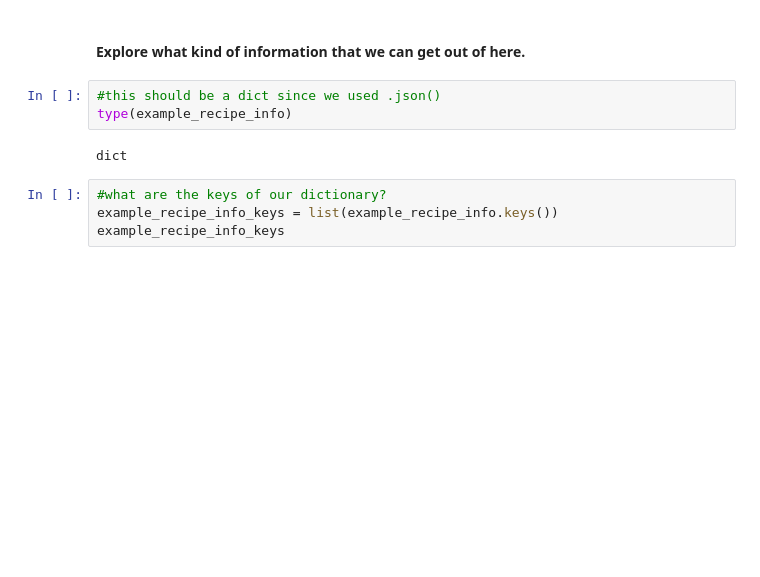
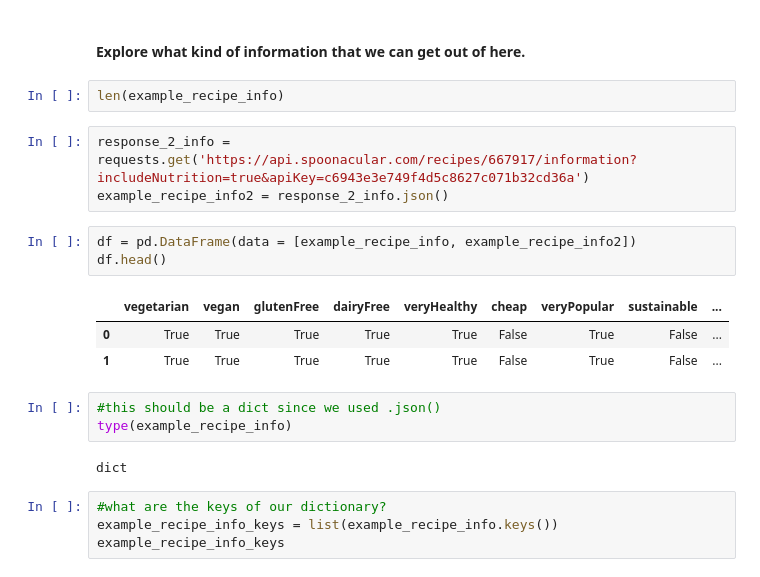
Before and after one commit to alexwcheng/recipe-webpage-ads, a Jupyter notebook: Jupyter_Notebooks/Spoonacular API Calls.ipynb, the cells around one changed output. Saved outputs shown, nothing was run; the diff lists cells and outputs as text; blank space fills up the shorter version.

```diff
--- a/Jupyter_Notebooks/Spoonacular API Calls.ipynb
+++ b/Jupyter_Notebooks/Spoonacular API Calls.ipynb
@@ -231,6 +233,18 @@ example_recipe_info
      'equipment': []}]}]}
 # %% [markdown]
 #### Explore what kind of information that we can get out of here.
+# %%
+len(example_recipe_info)
+# %%
+response_2_info = requests.get('https://api.spoonacular.com/recipes/667917/information?includeNutrition=true&apiKey=c6943e3e749f4d5c8627c071b32cd36a')
+example_recipe_info2 = response_2_info.json()
+# %%
+df = pd.DataFrame(data = [example_recipe_info, example_recipe_info2])
+df.head()
+# %% [output]
+|  | vegetarian | vegan | glutenFree | dairyFree | veryHealthy | cheap | veryPopular | sustainable | ... |
+| 0 | True | True | True | True | True | False | True | False | ... |
+| 1 | True | True | True | True | True | False | True | False | ... |
 # %%
 #this should be a dict since we used .json()
 type(example_recipe_info)
```
Also changed, not shown: parts of 23 cells of this notebook.
